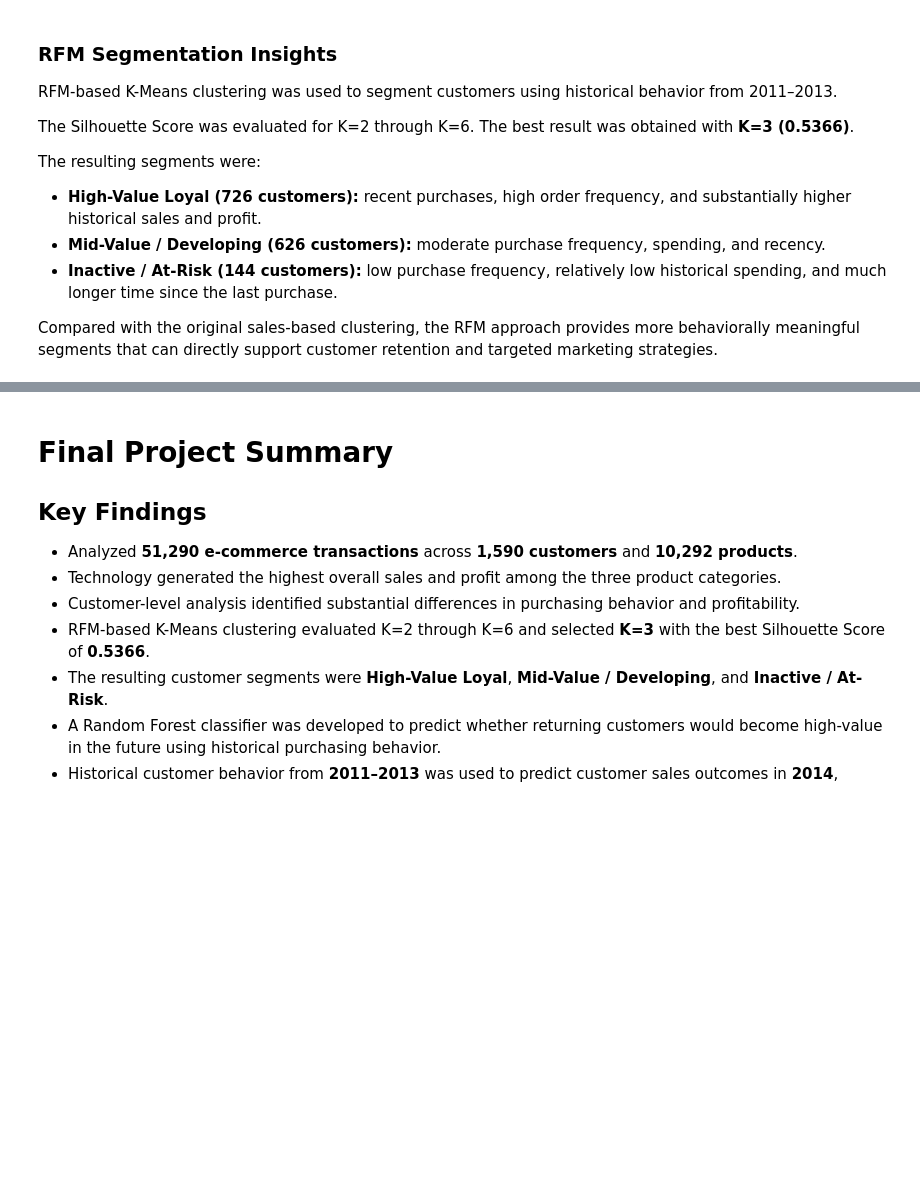
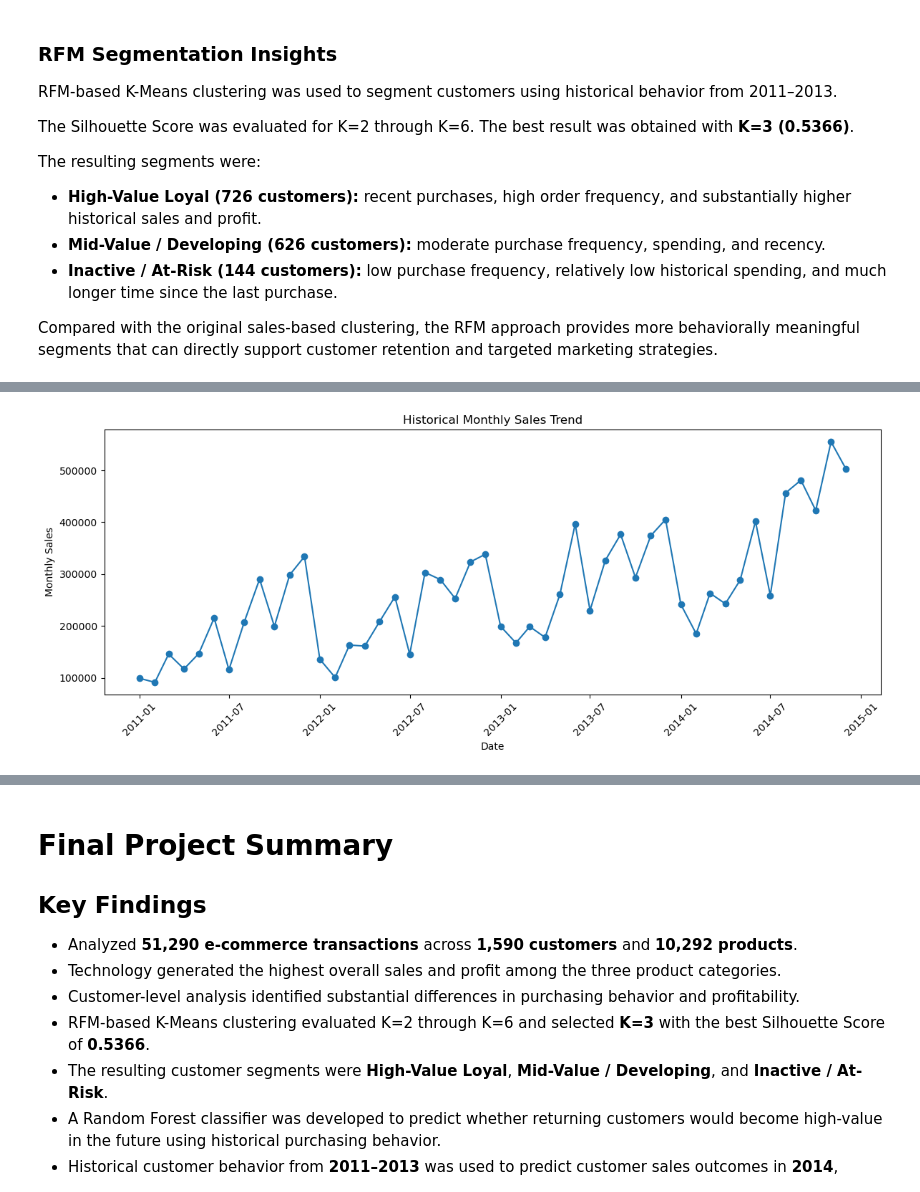
Before and after one commit to shaurya3000/E-Commerce-Data-Science, a Jupyter notebook: analysis/ecommerce_analysis_fixed.ipynb, the cells around one changed output, grey strips where cells are left out. Cells and saved outputs as stored; diff of their text form; code cells hidden in the pictures; blank space fills up the shorter version.

Commit message:
Add customer intelligence and sales forecasting

```diff
--- a/analysis/ecommerce_analysis_fixed.ipynb
+++ b/analysis/ecommerce_analysis_fixed.ipynb
@@ -868,3 +867,17 @@ The resulting segments were:
 Compared with the original sales-based clustering, the RFM approach
 provides more behaviorally meaningful segments that can directly
 support customer retention and targeted marketing strategies.
+# %%
+# Sales Forecasting - Monthly Data
+
+monthly_sales = (
+    df.set_index("Order Date")
+      .resample("MS")["Sales"]
+      .sum()
+      .reset_index()
+)
+
+print("Monthly Sales Data:")
+print(monthly_sales.head())
+
+print("\nNumber of months:", len(monthly_sales))
@@ -870,0 +894,20 @@ support customer retention and targeted marketing strategies.
+# %%
+# Historical Monthly Sales Trend
+
+plt.figure(figsize=(12, 5))
+
+plt.plot(
+    monthly_sales["Order Date"],
+    monthly_sales["Sales"],
+    marker="o"
+)
+
+plt.xlabel("Date")
+plt.ylabel("Monthly Sales")
+plt.title("Historical Monthly Sales Trend")
+plt.xticks(rotation=45)
+plt.tight_layout()
+
+plt.show()
+# %% [output]
+[figure, added]
```
Also changed, not shown: parts of 8 cells of this notebook, 2 other files.
